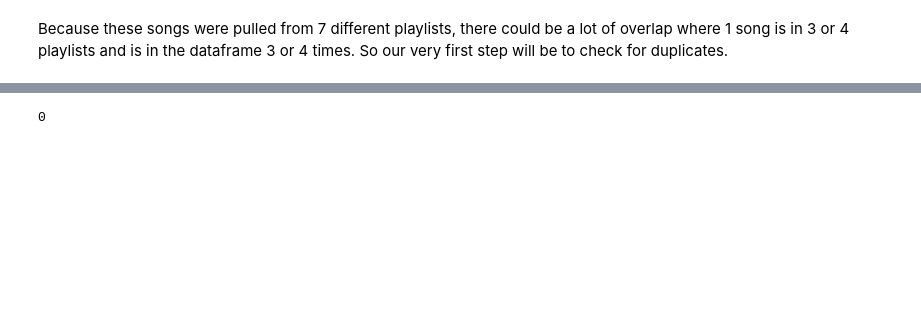
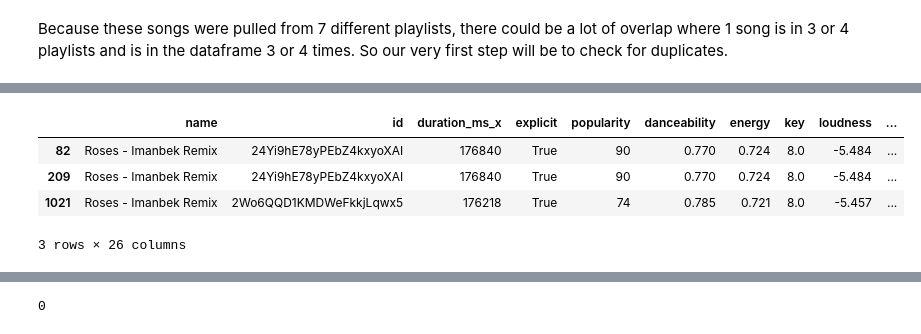
Before and after one commit to golsonallen/Data-Science-DJ, a Jupyter notebook: DJ.ipynb, the cells around one changed output, grey strips where cells are left out. Saved outputs shown, nothing was run; the diff lists cells and outputs as text; code cells hidden in the pictures; blank space fills up the shorter version.

```diff
--- a/DJ.ipynb
+++ b/DJ.ipynb
@@ -58,0 +98,8 @@ So our very first step will be to check for duplicates.
+# %%
+df[df["name"] == "Roses - Imanbek Remix"]
+# %% [output]
+|  | name | id | duration_ms_x | explicit | popularity | danceability | energy | key | loudness | ... |
+| 82 | Roses - Imanbek Remix | 24Yi9hE78yPEbZ4kxyoXAI | 176840 | True | 90 | 0.770 | 0.724 | 8.0 | -5.484 | ... |
+| 209 | Roses - Imanbek Remix | 24Yi9hE78yPEbZ4kxyoXAI | 176840 | True | 90 | 0.770 | 0.724 | 8.0 | -5.484 | ... |
+| 1021 | Roses - Imanbek Remix | 2Wo6QQD1KMDWeFkkjLqwx5 | 176218 | True | 74 | 0.785 | 0.721 | 8.0 | -5.457 | ... |
+3 rows × 26 columns
```
Also changed, not shown: parts of 40 cells of this notebook, 1 other file.
